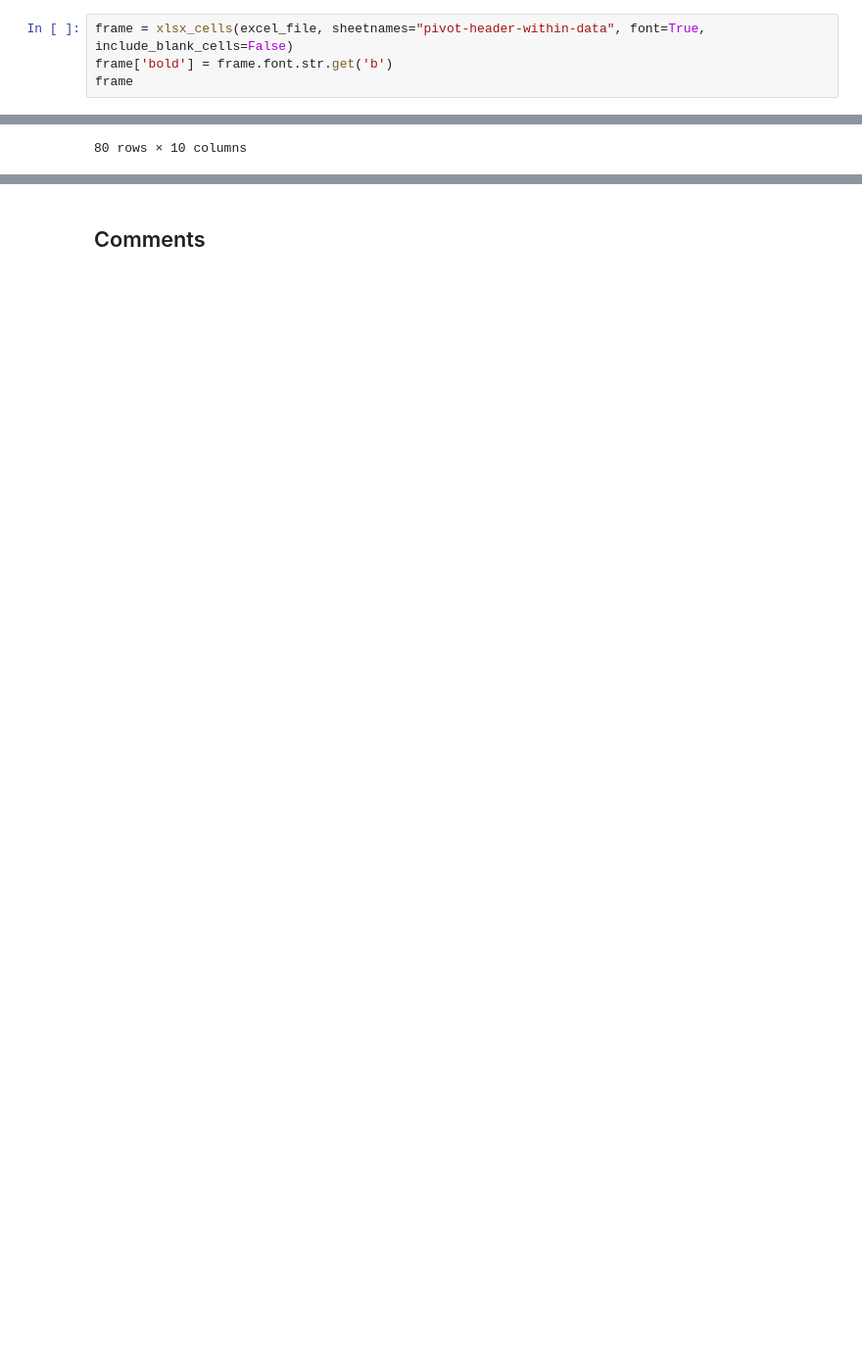
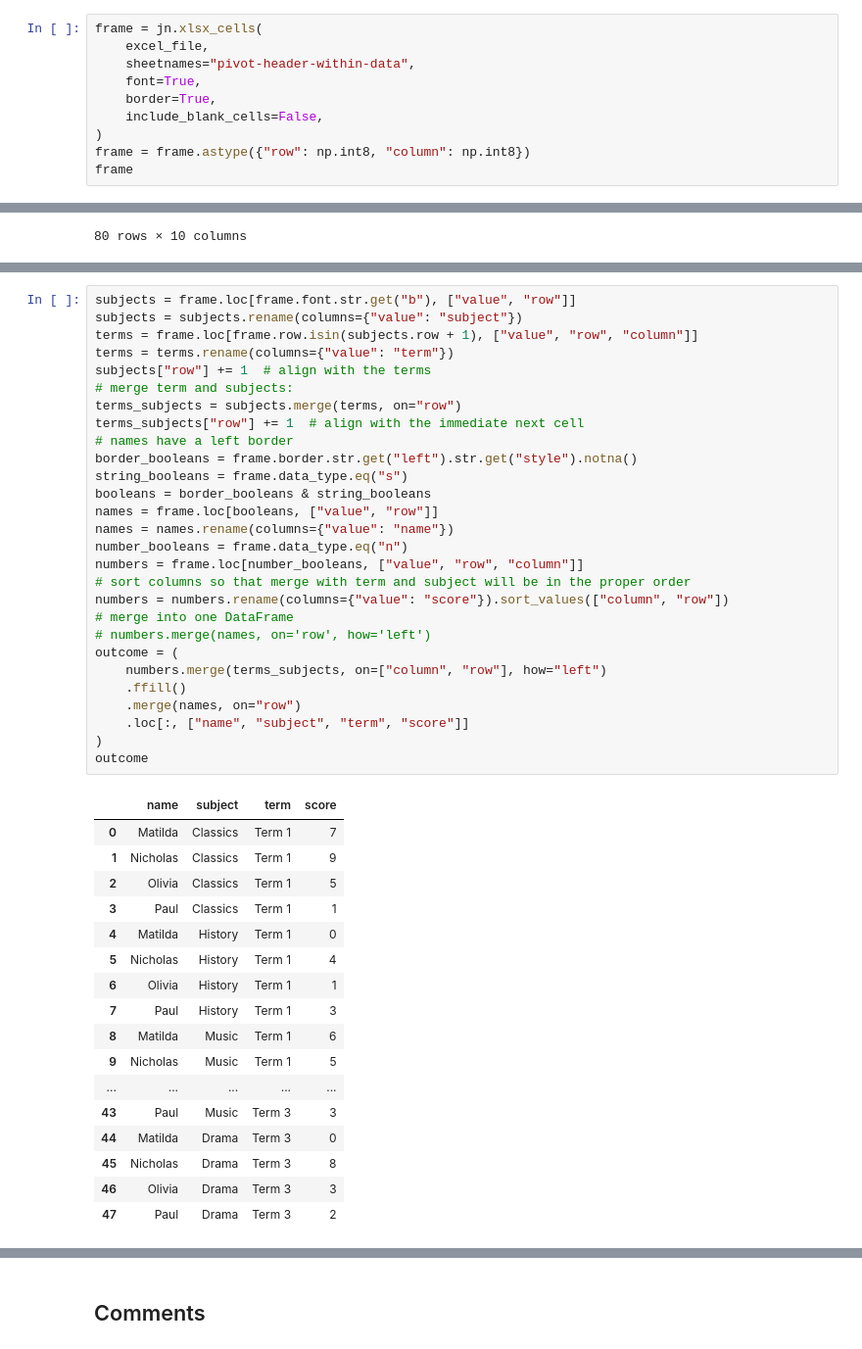
Before and after one commit to samukweku/data-wrangling-blog, a Jupyter notebook: _sources/notebooks/Pivot-Tables-Complex-Unpivoting.ipynb, the cells around one changed output, grey strips where cells are left out. Shown at 98% size. Cells and saved outputs as stored; diff of their text form; blank space fills up the shorter version.

```diff
--- a/_sources/notebooks/Pivot-Tables-Complex-Unpivoting.ipynb
+++ b/_sources/notebooks/Pivot-Tables-Complex-Unpivoting.ipynb
@@ -214,6 +211,12 @@ In this scenario, we have the subjects as a row header, mixed with the data. Not
 # %%
-frame = xlsx_cells(excel_file, sheetnames="pivot-header-within-data", font=True, include_blank_cells=False)
-frame['bold'] = frame.font.str.get('b')
+frame = jn.xlsx_cells(
+    excel_file,
+    sheetnames="pivot-header-within-data",
+    font=True,
+    border=True,
+    include_blank_cells=False,
+)
+frame = frame.astype({"row": np.int8, "column": np.int8})
 frame
 # %% [output]
 |  | value | internal_value | coordinate | row | column | data_type | is_date | number_format | font | ... |
@@ -325,0 +241,46 @@ Merge the dataframes into one:
+# %%
+subjects = frame.loc[frame.font.str.get("b"), ["value", "row"]]
+subjects = subjects.rename(columns={"value": "subject"})
+terms = frame.loc[frame.row.isin(subjects.row + 1), ["value", "row", "column"]]
+terms = terms.rename(columns={"value": "term"})
+subjects["row"] += 1  # align with the terms
+# merge term and subjects:
+terms_subjects = subjects.merge(terms, on="row")
+terms_subjects["row"] += 1  # align with the immediate next cell
+# names have a left border
+border_booleans = frame.border.str.get("left").str.get("style").notna()
+string_booleans = frame.data_type.eq("s")
+booleans = border_booleans & string_booleans
+names = frame.loc[booleans, ["value", "row"]]
+names = names.rename(columns={"value": "name"})
+number_booleans = frame.data_type.eq("n")
+numbers = frame.loc[number_booleans, ["value", "row", "column"]]
+# sort columns so that merge with term and subject will be in the proper order
+numbers = numbers.rename(columns={"value": "score"}).sort_values(["column", "row"])
+# merge into one DataFrame
+# numbers.merge(names, on='row', how='left')
+outcome = (
+    numbers.merge(terms_subjects, on=["column", "row"], how="left")
+    .ffill()
+    .merge(names, on="row")
+    .loc[:, ["name", "subject", "term", "score"]]
+)
+outcome
+# %% [output]
+|  | name | subject | term | score |
+| 0 | Matilda | Classics | Term 1 | 7 |
+| 1 | Nicholas | Classics | Term 1 | 9 |
+| 2 | Olivia | Classics | Term 1 | 5 |
+| 3 | Paul | Classics | Term 1 | 1 |
+| 4 | Matilda | History | Term 1 | 0 |
+| 5 | Nicholas | History | Term 1 | 4 |
+| 6 | Olivia | History | Term 1 | 1 |
+| 7 | Paul | History | Term 1 | 3 |
+| 8 | Matilda | Music | Term 1 | 6 |
+| 9 | Nicholas | Music | Term 1 | 5 |
+| ... | ... | ... | ... | ... |
+| 43 | Paul | Music | Term 3 | 3 |
+| 44 | Matilda | Drama | Term 3 | 0 |
+| 45 | Nicholas | Drama | Term 3 | 8 |
+| 46 | Olivia | Drama | Term 3 | 3 |
+| 47 | Paul | Drama | Term 3 | 2 |
```
Also changed, not shown: parts of 35 cells of this notebook, 12 other files.
